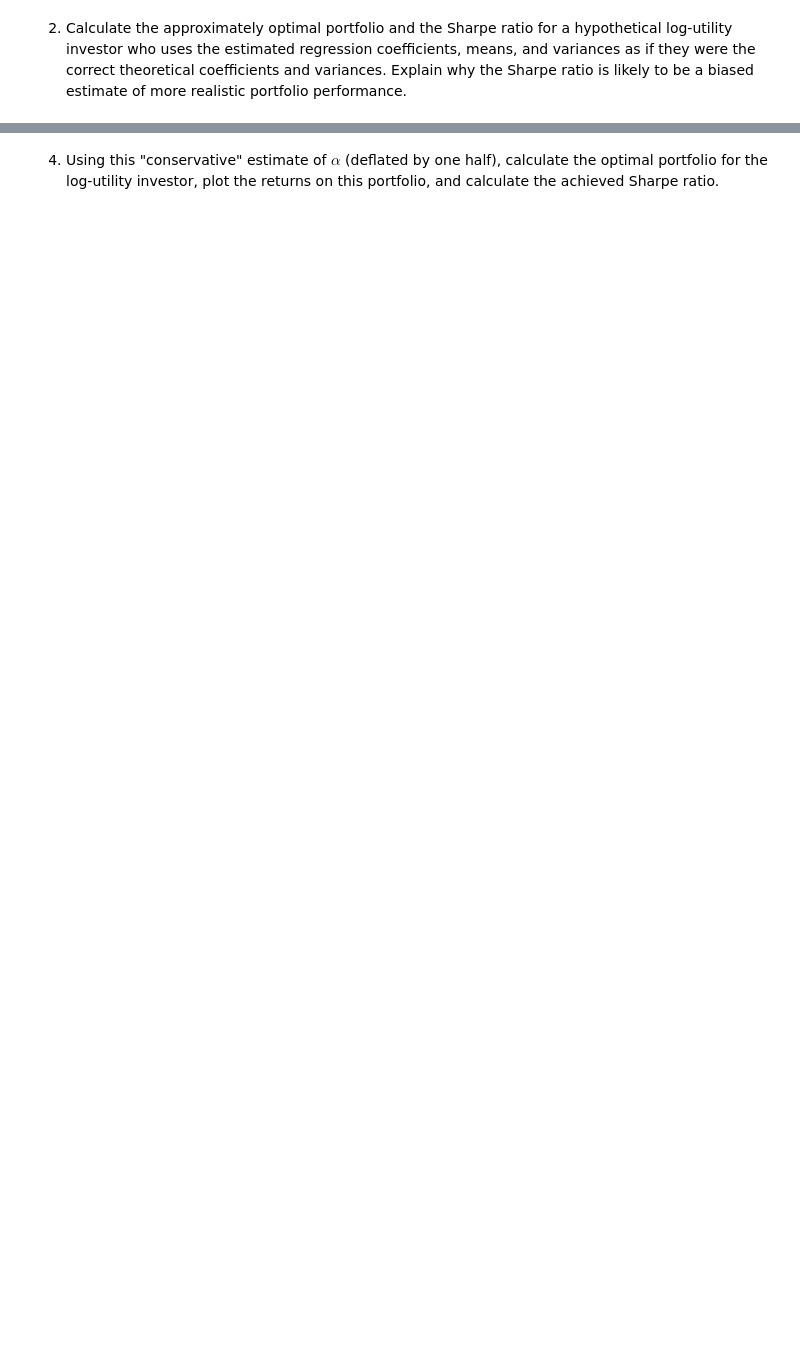
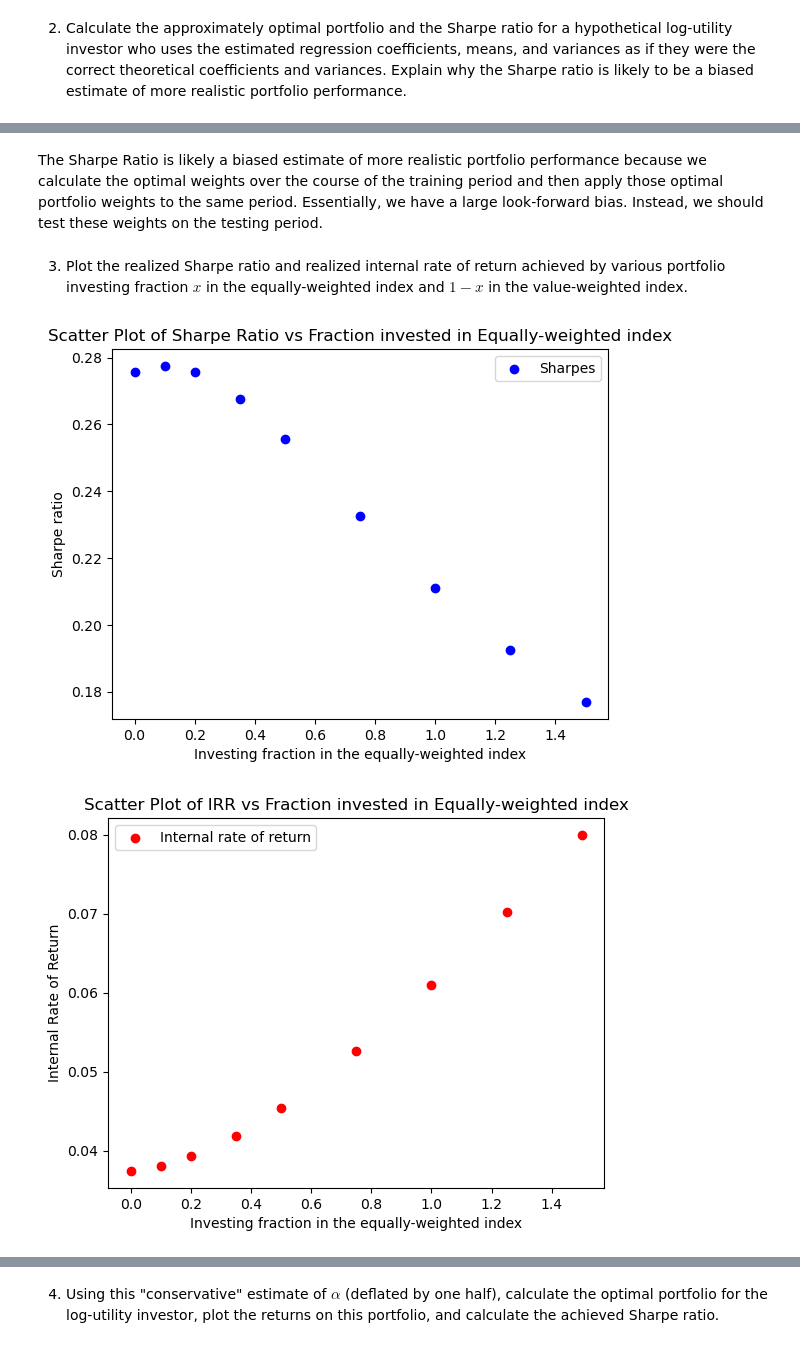
Before and after one commit to thejameszhang/fall2023, a Jupyter notebook: bufn400/homework/BUFN400-bhw05-portfolio-optimization-01.ipynb, the cells around one changed output, grey strips where cells are left out. Cells and saved outputs as stored; diff of their text form; code cells hidden in the pictures; blank space fills up the shorter version.

```diff
--- a/bufn400/homework/BUFN400-bhw05-portfolio-optimization-01.ipynb
+++ b/bufn400/homework/BUFN400-bhw05-portfolio-optimization-01.ipynb
@@ -96,9 +93,9 @@ def growth_optimal_portfolio(risk_free_asset: pd.Series, risky_asset: pd.Series)
     certainty equivalent
     """
     # Calculate risk free, risk premium, annual variance
-    rf = risk_free_asset.mean() * 12
-    pi = (risky_asset - risk_free_asset).mean() * 12
-    annual_variance = risky_asset.var() * 12
+    rf = risk_free_asset.mean()
+    pi = (risky_asset - risk_free_asset).mean()
+    annual_variance = risky_asset.var()
     x = pi / annual_variance
     certainty_equivalent = rf + x * pi
     return x, certainty_equivalent
@@ -201,7 +199,7 @@ def many_risky_assets(risk_free, assets: pd.DataFrame):
 """
 4. T-bills, the value-weighted SP500, equally-weighted SP500 and the UST 10-year notes
 """
-rf = df["t30ret"].mean() * 12
+rf = df["t30ret"].mean()
 weights, certainty_equivalent = many_risky_assets(df["t30ret"], df[["vwretx", "ewretx", "b10ret"]])
 weights = list(weights)
 weights.insert(0, 1 - sum(weights))
@@ -226 +298,36 @@ For a training dataset consisting of the first half of the data, calculate estim
+# %% [markdown]
+The Sharpe Ratio is likely a biased estimate of more realistic portfolio performance because we calculate the optimal weights over the course of the training period and then apply those optimal portfolio weights to the same period. Essentially, we have a large look-forward bias. Instead, we should test these weights on the testing period.
+# %% [markdown]
+3. Plot the realized Sharpe ratio and realized internal rate of return achieved by various portfolio investing fraction $x$ in the equally-weighted index and $1-x$ in the value-weighted index.
+# %%
+weights = [0, 0.1, 0.2, 0.35, 0.5, 0.75, 1, 1.25, 1.5]
+rf = training["t30ret"].mean()
+pi_a = training["ewretd"].mean() - rf
+pi_m = training["vwretd"].mean() - rf
+asset_var, market_var = training["ewretd"].var(), training["vwretd"].var()
+sharpes = []
+irr = []
+for x in weights:
+    mean = rf + x * (alpha + beta * pi_a) + (1-x) * pi_m
+    var = (beta * x + (1-x)) ** 2 * market_var + (x ** 2 * asset_var)
+    std = np.sqrt(var)
+    sharpes.append(mean/ std)
+    irr.append(std)
+
+plt.scatter(weights, sharpes, color='blue', label='Sharpes')
+plt.xlabel('Investing fraction in the equally-weighted index')
+plt.ylabel('Sharpe ratio')
+plt.title('Scatter Plot of Sharpe Ratio vs Fraction invested in Equally-weighted index')
+plt.legend()
+plt.show()
+
+plt.scatter(weights, irr, color='red', label='Internal rate of return')
+plt.xlabel('Investing fraction in the equally-weighted index')
+plt.ylabel('Internal Rate of Return')
+plt.title('Scatter Plot of IRR vs Fraction invested in Equally-weighted index')
+plt.legend()
+plt.show()
+# %% [output]
+[figure, added]
+[figure, added]
 # %% [markdown]
```
Also changed, not shown: parts of 26 cells of this notebook, 24 other files.
